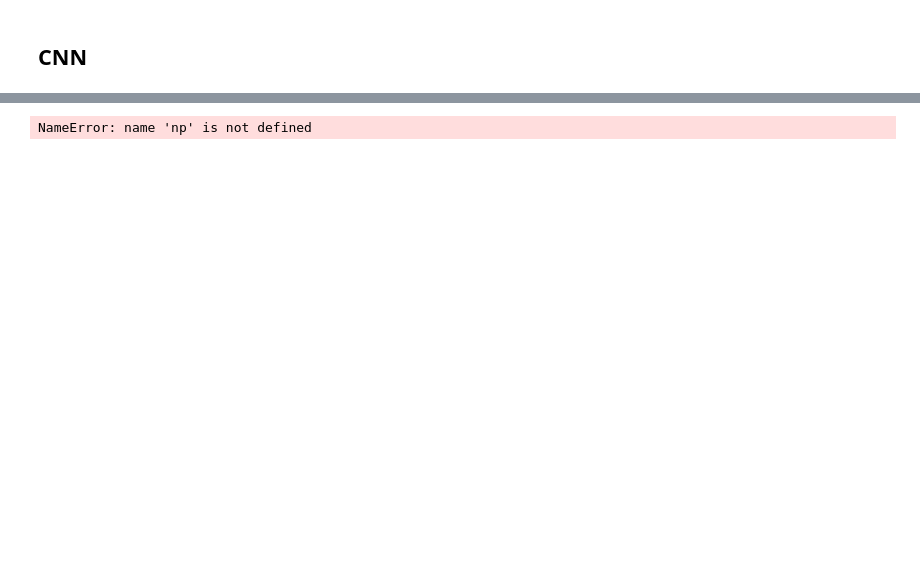
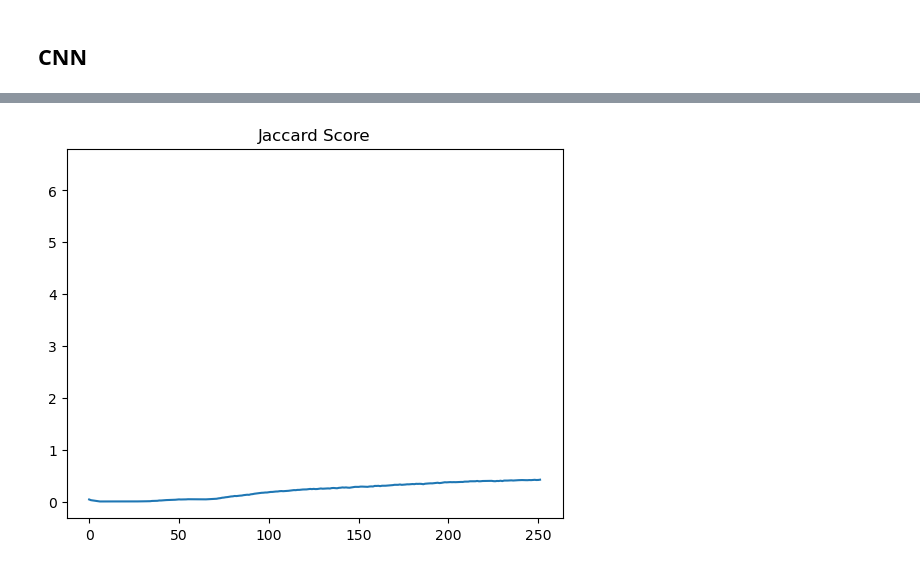
Before and after one commit to AndrejPer/CorrSeg, a Jupyter notebook: script.ipynb, the cells around one changed output, grey strips where cells are left out. Cells and saved outputs as stored; diff of their text form; code cells hidden in the pictures; blank space fills up the shorter version.

```diff
--- a/script.ipynb
+++ b/script.ipynb
@@ -347,13 +464,13 @@ Error:
 # %%
-jacc_scores = np.array([score.cpu() for score in jacc_scores])
-val_jacc_scores = [score.cpu() for score in val_jacc_scores]
+# jacc_scores = np.array([score.cpu() for score in jacc_scores])
+# val_jacc_scores = [score.cpu() for score in val_jacc_scores]
 
 plt.plot(jacc_scores)
 plt.plot(val_jacc_score)
 plt.title('Jaccard Score')
 plt.show()
 # %% [output]
-NameError: name 'np' is not defined
+[figure, added]
 # %%
 np.save(f"loss_scores_{time.localtime()}.npy", arr=loss_scores)
 np.save(f"val_loss_scores_{time.localtime()}.npy", arr=val_loss_scores)
```
Also changed, not shown: parts of 20 cells of this notebook.
